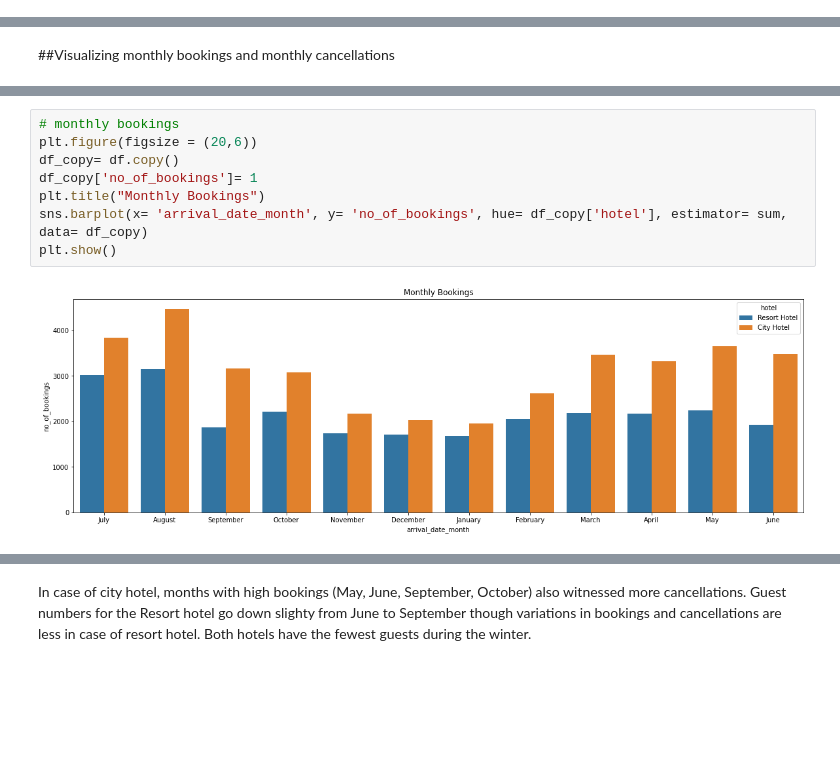
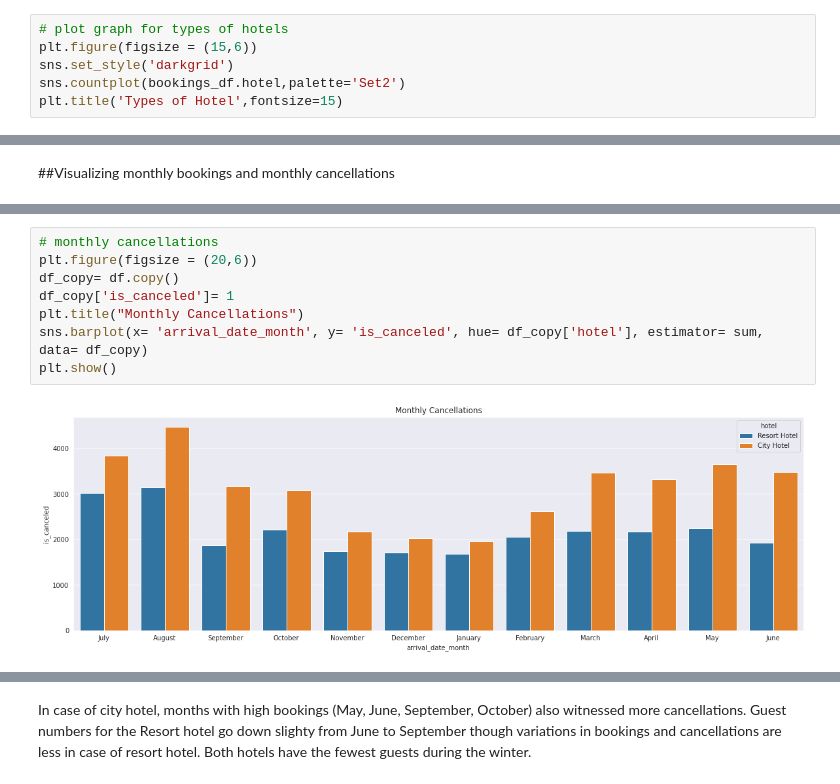
Before and after one commit to varsha-rani-15/Exploratory-Data-Analysis-Capstone, a Jupyter notebook: Hotel_Booking_Analysis_Capstone_Project.ipynb, the cells around one changed output, grey strips where cells are left out. Cells and saved outputs as stored; diff of their text form; blank space fills up the shorter version.

```diff
--- a/Hotel_Booking_Analysis_Capstone_Project.ipynb
+++ b/Hotel_Booking_Analysis_Capstone_Project.ipynb
@@ -245,3 +249,9 @@ sns.heatmap(correlation, annot = True, cmap = 'icefire')
 bookings_df['hotel'].unique()
 # %% [output]
 array(['Resort Hotel', 'City Hotel'], dtype=object)
+# %%
+# plot graph for types of hotels
+plt.figure(figsize = (15,6))
+sns.set_style('darkgrid')
+sns.countplot(bookings_df.hotel,palette='Set2')
+plt.title('Types of Hotel',fontsize=15)
@@ -312,10 +332,10 @@ sns.barplot(x= 'previous_cancellations' ,y = "is_canceled", data = bookings_df)
 # %%
-# monthly bookings
+# monthly cancellations
 plt.figure(figsize = (20,6))
 df_copy= df.copy()
-df_copy['no_of_bookings']= 1
-plt.title("Monthly Bookings")
-sns.barplot(x= 'arrival_date_month', y= 'no_of_bookings', hue= df_copy['hotel'], estimator= sum, data= df_copy)
+df_copy['is_canceled']= 1
+plt.title("Monthly Cancellations")
+sns.barplot(x= 'arrival_date_month', y= 'is_canceled', hue= df_copy['hotel'], estimator= sum, data= df_copy)
 plt.show()
 # %% [output]
-[figure, old version]
+[figure, new version]
```
Also changed, not shown: parts of 18 cells of this notebook.
